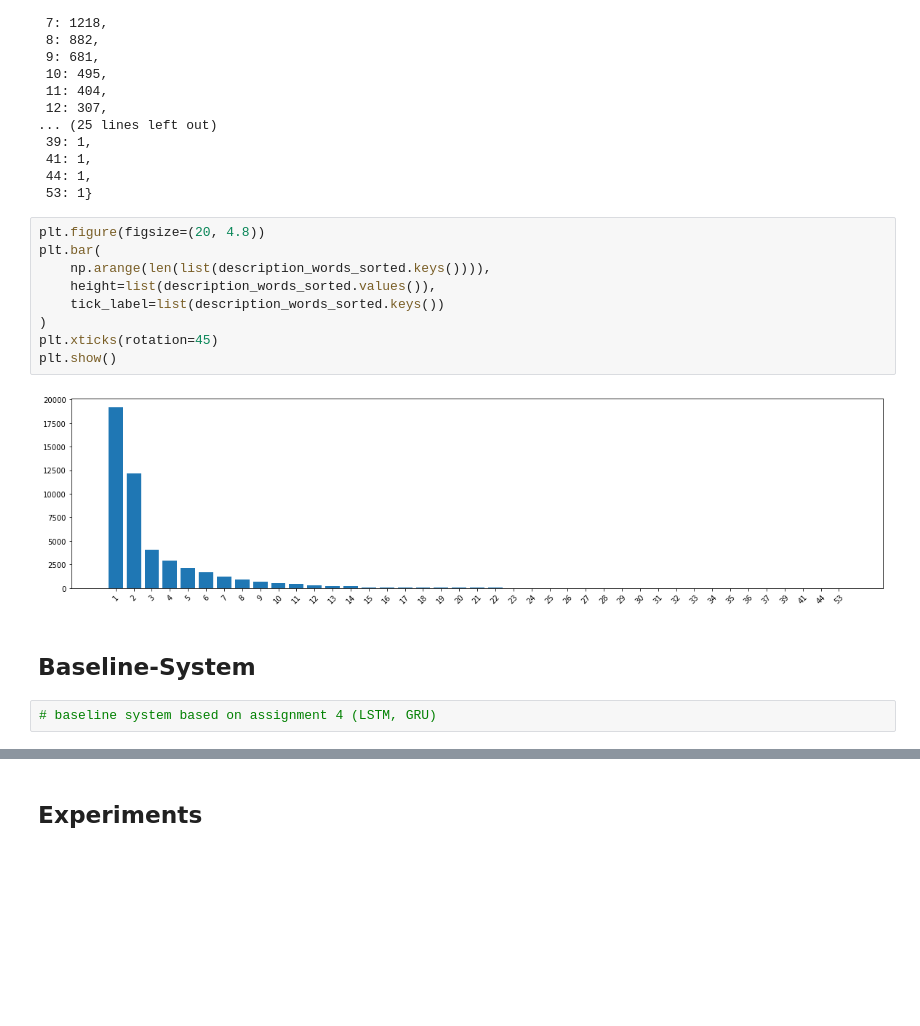
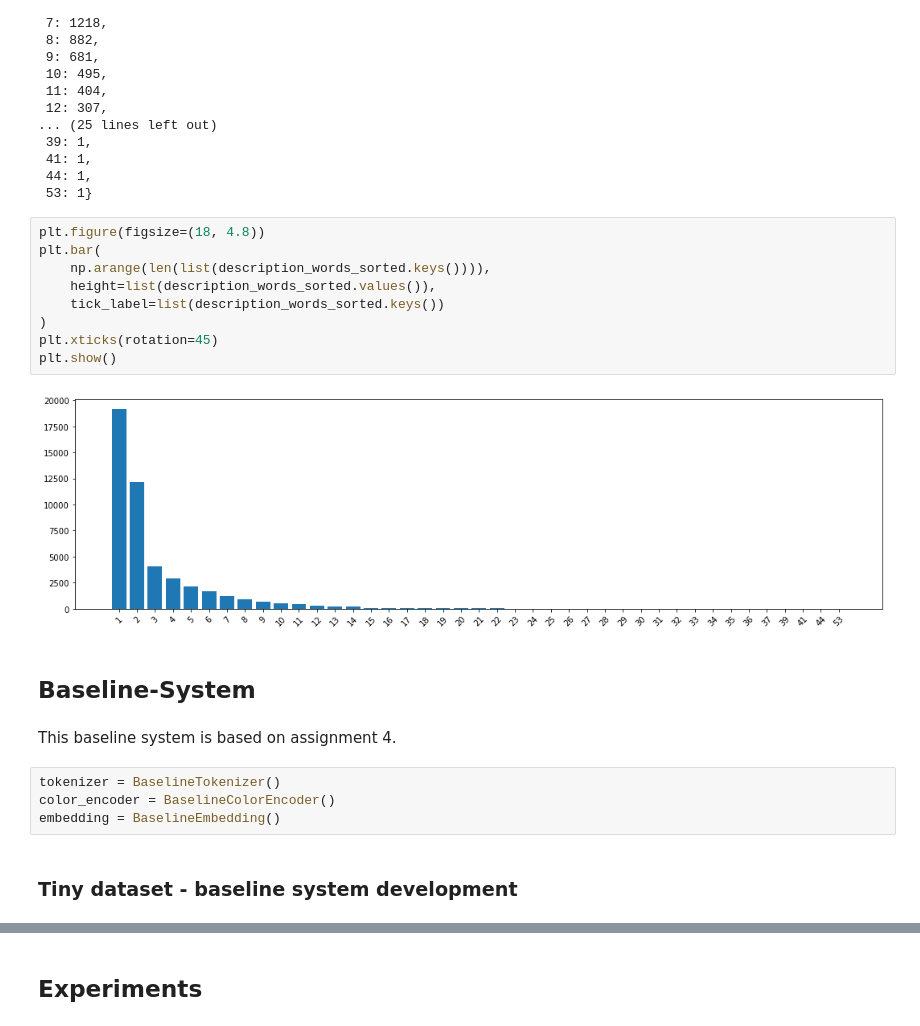
Before and after one commit to jhabr/xcs224u_final_paper, a Jupyter notebook: code/colors_in_context.ipynb, the cells around one changed output, grey strips where cells are left out. Cells and saved outputs as stored; diff of their text form; blank space fills up the shorter version.

Commit message:
Add initial baseline system

```diff
--- a/code/colors_in_context.ipynb
+++ b/code/colors_in_context.ipynb
@@ -106,17 +110,23 @@ description_words_sorted
  44: 1,
  53: 1}
 # %%
-plt.figure(figsize=(20, 4.8))
+plt.figure(figsize=(18, 4.8))
 plt.bar(
     np.arange(len(list(description_words_sorted.keys()))),
     height=list(description_words_sorted.values()),
     tick_label=list(description_words_sorted.keys())
 )
 plt.xticks(rotation=45)
 plt.show()
 # %% [output]
-[figure, old version]
+[figure, new version]
 # %% [markdown]
 ## Baseline-System
-# %%
-# baseline system based on assignment 4 (LSTM, GRU)
+# %% [markdown]
+This baseline system is based on assignment 4.
+# %%
+tokenizer = BaselineTokenizer()
+color_encoder = BaselineColorEncoder()
+embedding = BaselineEmbedding()
+# %% [markdown]
+### Tiny dataset - baseline system development
```
Also changed, not shown: parts of 17 cells of this notebook, 1 other file.
